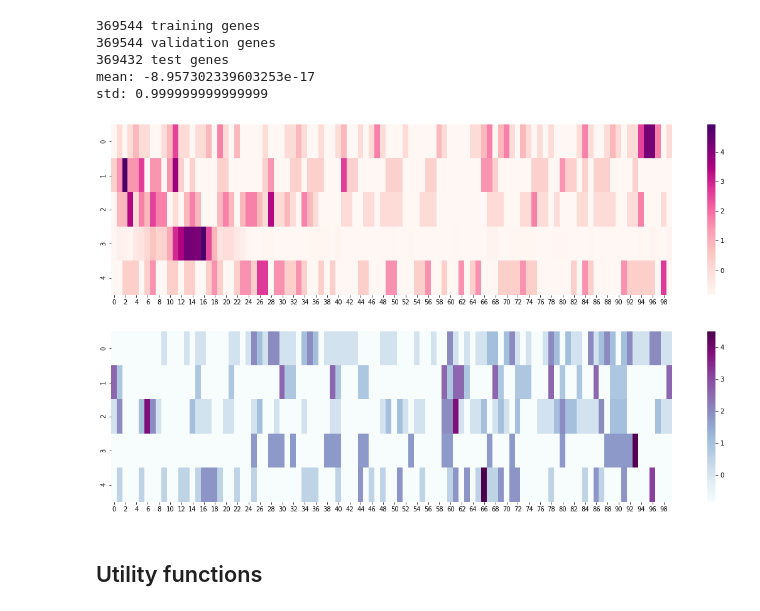
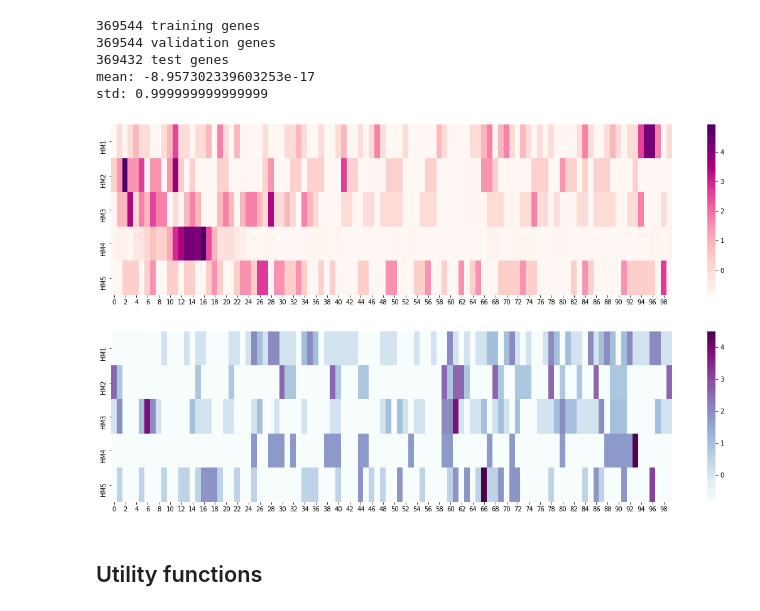
Before and after one commit to davide97g/ultra-chrome, a Jupyter notebook: notebooks/models.ipynb, the cells around one changed output. Drawn from its saved outputs; the diff is of its cells as text; code cells hidden in the pictures.

```diff
--- a/notebooks/models.ipynb
+++ b/notebooks/models.ipynb
@@ -98,16 +100,16 @@ std: 0.999999999999999
 # %%
 def plot_gene(gene,label):
     gene = gene.reshape(5,100)
-    df = pd.DataFrame(gene)
+    df = pd.DataFrame(gene, index=['HM1','HM2','HM3','HM4','HM5'])
     plt.figure(figsize=(20, 5))
     sns.heatmap(df, cmap=("RdPu" if label==1 else "BuPu"))
 
 # test the function
 plot_gene(train_data[0],train_labels[0])
 plot_gene(train_data[1],train_labels[1])
 # %% [output]
-[figure, old version]
+[figure, new version]
-[figure, old version]
+[figure, new version]
 # %% [markdown]
 ## Utility functions
 # %%
```
Also changed, not shown: parts of 21 cells of this notebook, 7 other files.
